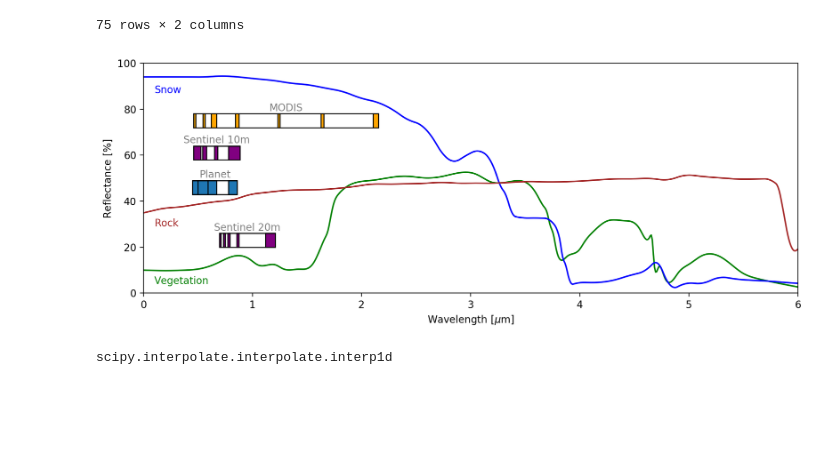
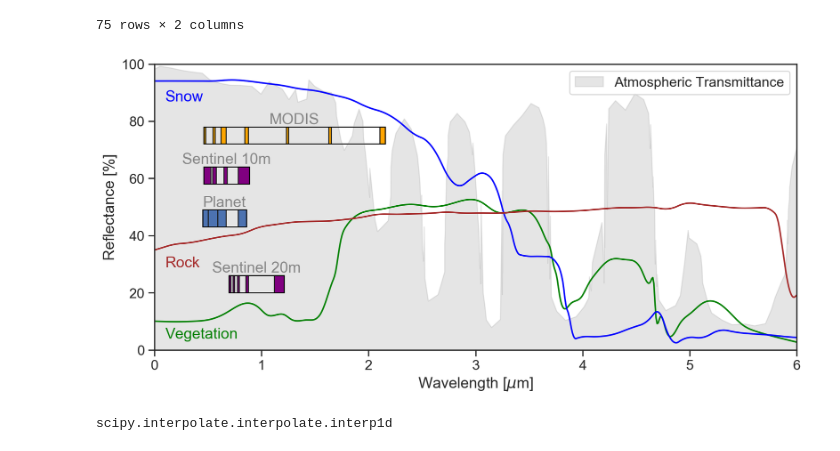
Before and after one commit to acannistra/planet-snowcover, a Jupyter notebook: schematics/wavelengths/wavelength_plot.ipynb, the cells around one changed output. Cells and saved outputs as stored; diff of their text form; code cells hidden in the pictures; blank space fills up the shorter version.

```diff
--- a/schematics/wavelengths/wavelength_plot.ipynb
+++ b/schematics/wavelengths/wavelength_plot.ipynb
@@ -83,2 +18,2 @@ plt.ylim([0, 1])
 # %%
-usgs_snow_fine = pd.read_csv("fine-snow-usgs.csv", header=None, names=['wavelength', 'reflectance'])
+original_atmos = pd.read_csv("atmos_transmission.csv", header=None, names=['wavelength', 'atmos'])
@@ -146,9 +60,10 @@ veg_interp = interpolate.interp1d(original_veg.wavelength, original_veg.reflect_
 snow_interp = interpolate.interp1d(original_snow.wavelength, original_snow.reflect_snow, kind='linear')
 rock_interp = interpolate.interp1d(original_rock.wavelength, original_rock.reflect_rock, kind='linear')
 # %%
-veg_smooth = make_interp_spline(original_veg.wavelength, original_veg.reflect_veg, k=3)
-snow_smooth = make_interp_spline(original_snow.wavelength, original_snow.reflect_snow, k=2)
-rock_smooth = make_interp_spline(original_rock.wavelength, original_rock.reflect_rock, k=2)
+veg_smooth = interpolate.make_interp_spline(original_veg.wavelength, original_veg.reflect_veg, k=3)
+snow_smooth = interpolate.make_interp_spline(original_snow.wavelength, original_snow.reflect_snow, k=2)
+rock_smooth = interpolate.make_interp_spline(original_rock.wavelength, original_rock.reflect_rock, k=2)
+atmos_smooth = interpolate.make_interp_spline(original_atmos.wavelength, original_atmos.atmos, k=1)
 # %%
 dove_image = mpimg.imread("dove.png")
 # %%
@@ -210,13 +125,18 @@ sentinel_20m_rects = [
 
 sentinel_20m_rects_max_x = max([i.get_x() + i.get_width() for i in sentinel_20m_rects])
 # %%
+sns.set(font_scale=1.25, style='ticks')
+
+path_effects = [patheffects.Stroke(linewidth=1., foreground='white'),
+        patheffects.Normal()]
 X = np.linspace(0, 10, 1000)
-fig, ax = plt.subplots(figsize=(10, 4), dpi=200)
+fig, ax = plt.subplots(figsize=(10, 5), dpi=200)
 
 # ax.plot(original_veg.wavelength, original_veg.reflect_veg, color='green')
 ax.plot(X, veg_smooth(X), color='green')
 ax.plot(X, snow_smooth(X), color='blue')
 ax.plot(X, rock_smooth(X), color='brown')
+# ax.plot(X, atmos_smooth(X), color='black', linestyle='--', linewidth=0.6)
 
 ax.text(0.1, 87, "Snow", color='blue')
 ax.text(0.1, 29, "Rock", color='brown')
@@ -237,23 +157,25 @@ ax.annotate("MODIS",
 planet_all = patches.Rectangle((0.45, PLANET_loc), 0.86-0.45, height=band_height, facecolor='none', fill=None, edgecolor='black')
 ax.add_collection(PatchCollection(planet_rects, edgecolor='k', ))
 planet_rect = ax.add_patch(planet_all)
-ax.annotate("Planet",
+planet_text = ax.annotate("Planet",
             xy=(planet_rect.get_x() + planet_rect.get_width() / 2, PLANET_loc+5),
             xytext=(0, 3),  # 3 points vertical offset
             textcoords="offset points",
             ha='center', va='bottom', alpha=0.5)
 
+# planet_text.set_path_effects(path_effects)
 
-sentinel_20m_all = patches.Rectangle(((0.7041 - 0.015/2), SENTINEL_20m_loc), sentinel_20m_rects_max_x - (0.7041 - 0.015/2), height=band_height, facecolor='none', fill=None)
+sentinel_20m_all = patches.Rectangle(((0.7041 - 0.015/2), SENTINEL_20m_loc), sentinel_20m_rects_max_x - (0.7041 - 0.015/2), edgecolor='black', height=band_height, facecolor='none', fill=None)
 col = ax.add_collection(PatchCollection(sentinel_20m_rects, edgecolor='k', facecolor='purple'))
 sentinel_20m_rect = ax.add_patch(sentinel_20m_all)
-ax.annotate("Sentinel 20m",
+text = ax.annotate("Sentinel 20m",
             xy=(sentinel_20m_rect.get_x() + sentinel_20m_rect.get_width() / 2, SENTINEL_20m_loc + 5),
             xytext=(0, 3),  # 3 points vertical offset
             textcoords="offset points",
             ha='center', va='bottom', alpha=0.5)
+# text.set_path_effects(path_effects)
 
-sentinel_all = patches.Rectangle(((0.4924 - 0.066/2), SENTINEL_loc), sentinel_rects_max_x - (0.4924 - 0.066/2), height=band_height, facecolor='none', fill=None)
+sentinel_all = patches.Rectangle(((0.4924 - 0.066/2), SENTINEL_loc), sentinel_rects_max_x - (0.4924 - 0.066/2), edgecolor='black', height=band_height, facecolor='none', fill=None)
 col = ax.add_collection(PatchCollection(sentinel_rects, edgecolor='k', facecolor='purple'))
 sentinel_rect = ax.add_patch(sentinel_all)
 ax.annotate("Sentinel 10m",
@@ -262,34 +184,37 @@ ax.annotate("Sentinel 10m",
             textcoords="offset points",
             ha='center', va='bottom', alpha=0.5)
 
 # imagebox = OffsetImage(dove_image, zoom=0.1)
 # imagebox.image.axes = ax
 
 # ab = AnnotationBbox(imagebox,
 #                     (planet_rect.get_x() + planet_rect.get_width(),
 #                      planet_rect.get_y() + planet_rect.get_height()/2),
 #                     xybox=(8.8, 80.),
 #                     xycoords='data',
 #                     boxcoords="data",
 #                     arrowprops=dict(
 #                         arrowstyle="->",
 #                         connectionstyle="arc,angleA=180,angleB=20,armA=5,armB=0.2,rad=3"))
 
 # ax.add_artist(ab)
 
+ax.fill_between(original_atmos.wavelength, np.zeros_like(original_atmos.wavelength), original_atmos.atmos, zorder=0, alpha=0.2, color='grey', label="Atmospheric Transmittance")
 
+ax.legend()
 
 # ax.plot(X, veg_interp(X))
 # ax.plot(X, rock_interp(X))
 # ax.plot(X, snow_interp(X))
 ax.set_xlim([0, 6])
 ax.set_ylim([0, 100])
 ax.set_ylabel("Reflectance [%]")
 ax.set_xlabel("Wavelength [$\mu$m]")
 plt.tight_layout()
 plt.savefig("wavelength.pdf", dpi=300)
+plt.savefig('wavelength.png', dpi=300)
 # %% [output]
-[figure, old version]
+[figure, new version]
 # %%
 from scipy import interpolate
 # %%
```
Also changed, not shown: parts of 12 cells of this notebook, 7 other files.
